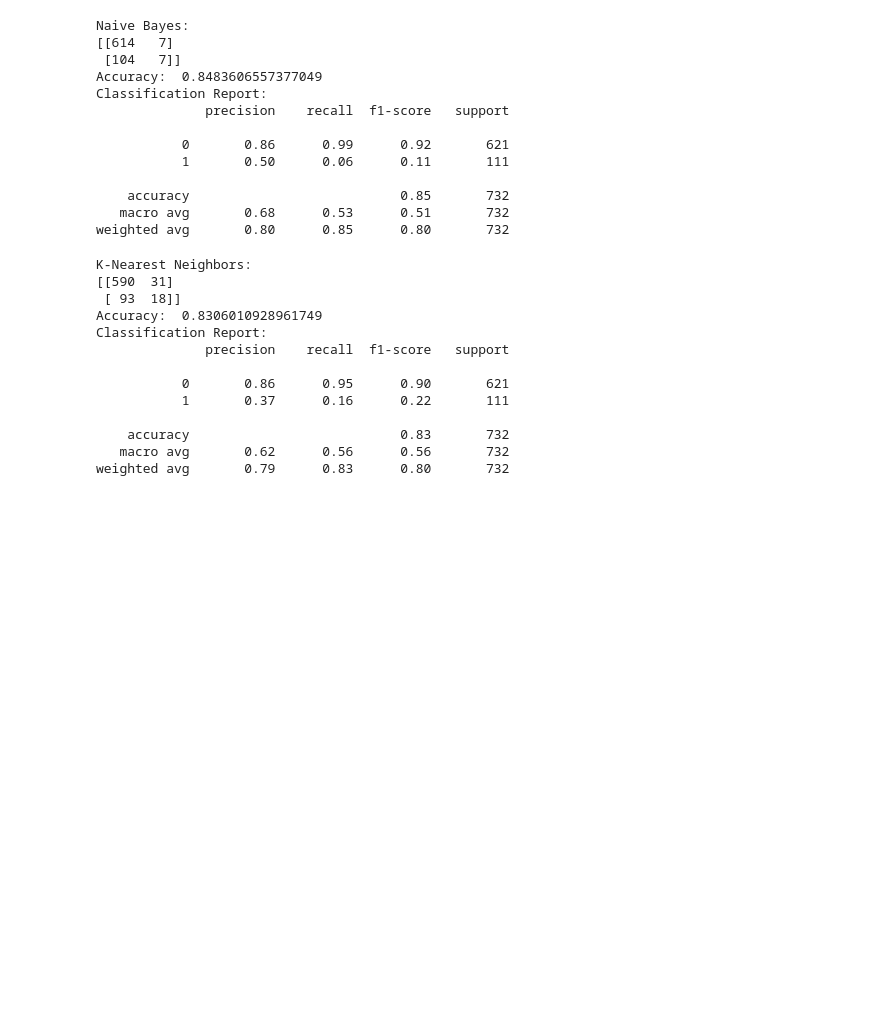
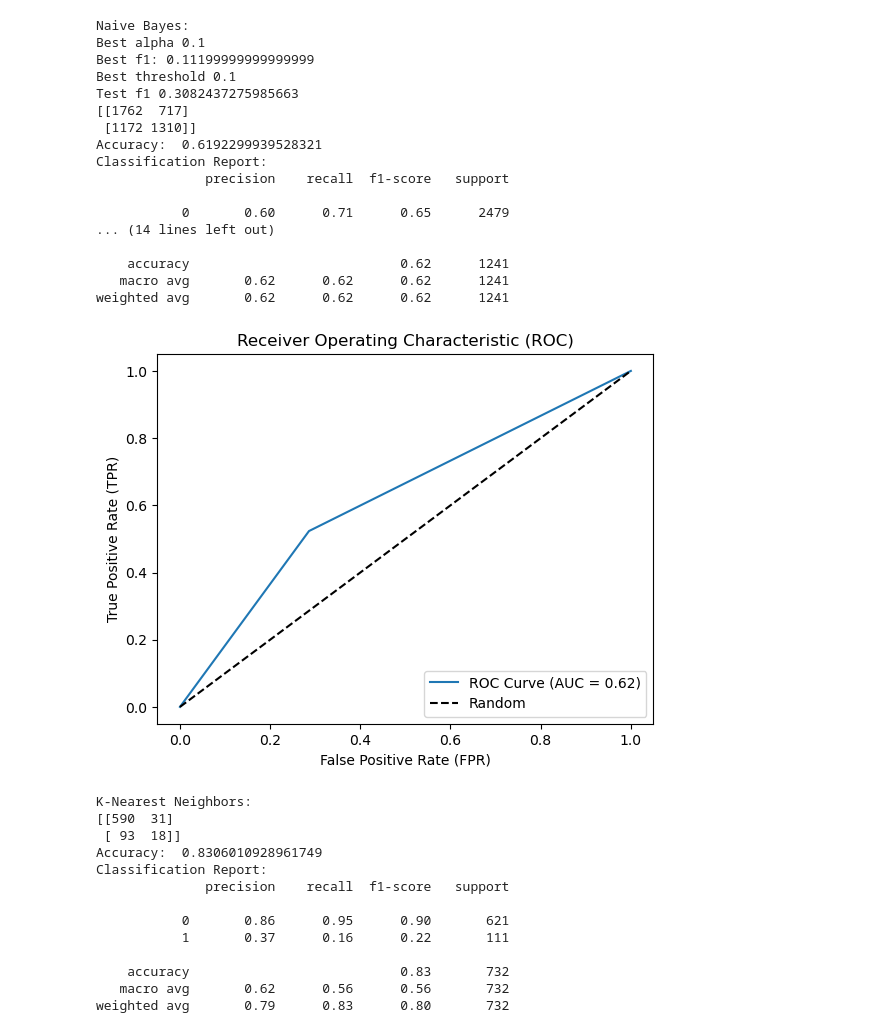
Before and after one commit to Rocky5005/CSE-Final, a Jupyter notebook: src/ml-analysis.ipynb, the cells around one changed output. Cells and saved outputs as stored; diff of their text form; code cells hidden in the pictures; blank space fills up the shorter version.

Commit message:
naive bayes

```diff
--- a/src/ml-analysis.ipynb
+++ b/src/ml-analysis.ipynb
@@ -62,19 +62,29 @@ weighted avg       0.79      0.80      0.79       732
-# %%
-naive_bayes(filename)
-# %% [output]
-Naive Bayes:
-[[614   7]
- [104   7]]
-Accuracy:  0.8483606557377049
-Classification Report:
-              precision    recall  f1-score   support
-
-           0       0.86      0.99      0.92       621
-           1       0.50      0.06      0.11       111
-
-    accuracy                           0.85       732
-   macro avg       0.68      0.53      0.51       732
-weighted avg       0.80      0.85      0.80       732
+# %%
+labels_train, labels_train_pred, labels_test, labels_pred = naive_bayes.naive_bayes(filename)
+naive_bayes.find_alpha(filename)
+naive_bayes.find_threshold(filename)
+analysis(labels_train, labels_train_pred)
+analysis(labels_test, labels_pred)
+auc(labels_test, labels_pred)
+# %% [output]
+Naive Bayes:
+Best alpha 0.1
+Best f1: 0.11199999999999999
+Best threshold 0.1
+Test f1 0.3082437275985663
+[[1762  717]
+ [1172 1310]]
+Accuracy:  0.6192299939528321
+Classification Report:
+              precision    recall  f1-score   support
+
+           0       0.60      0.71      0.65      2479
+... (14 lines left out)
+
+    accuracy                           0.62      1241
+   macro avg       0.62      0.62      0.62      1241
+weighted avg       0.62      0.62      0.62      1241
+[figure, added]
 # %%
 k_nearest(filename)
 # %% [output]
```
Also changed, not shown: parts of 2 cells of this notebook, 3 other files.
